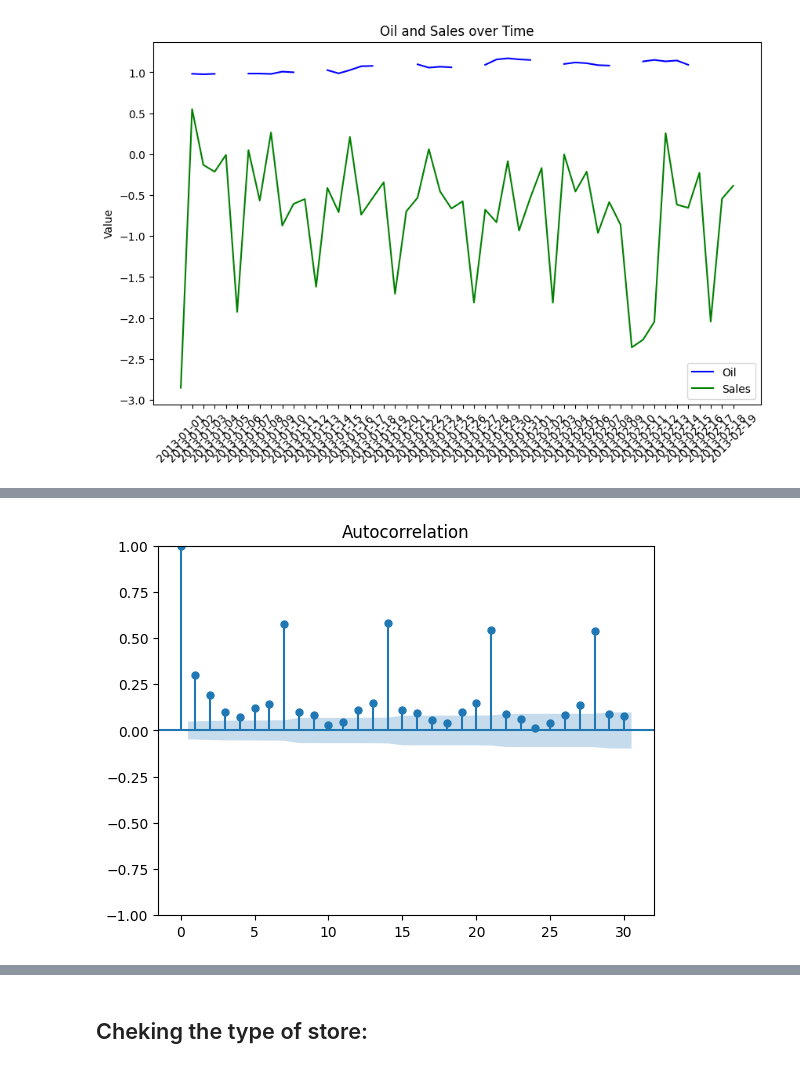
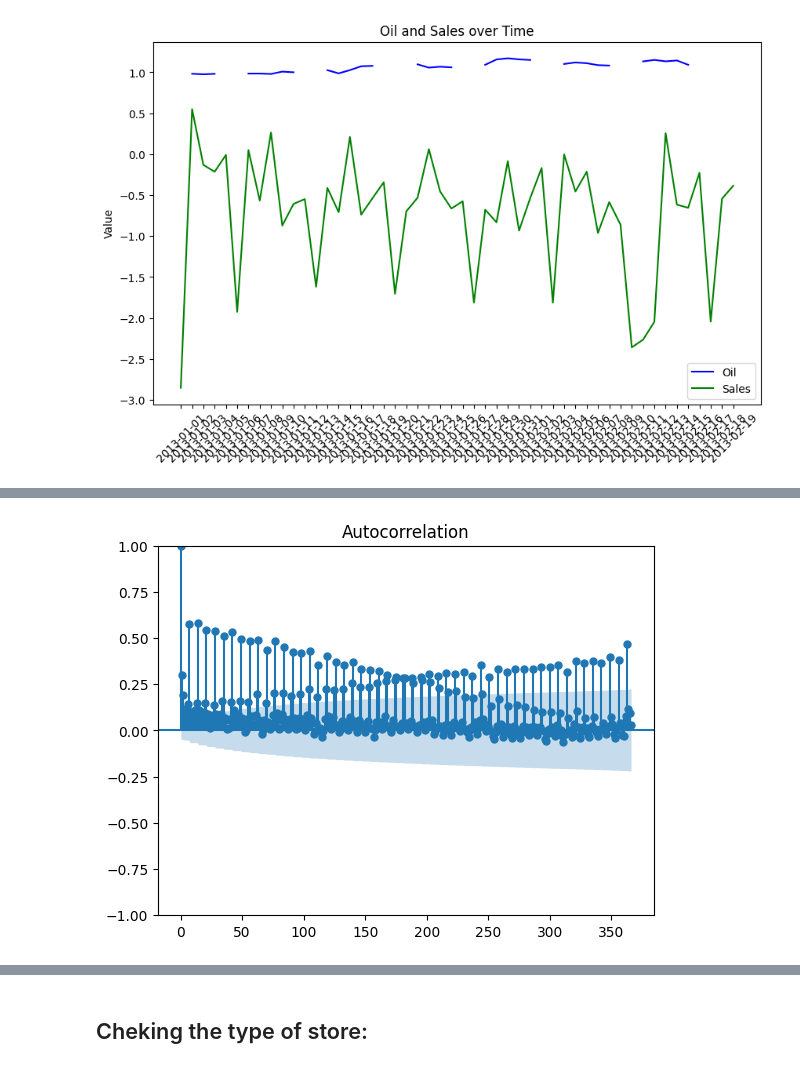
Before and after one commit to arielxinsu/Erdos_Grocery_Sales, a Jupyter notebook: price-forecast.ipynb, the cells around one changed output, grey strips where cells are left out. Cells and saved outputs as stored; diff of their text form; code cells hidden in the pictures.

```diff
--- a/price-forecast.ipynb
+++ b/price-forecast.ipynb
@@ -473,9 +473,10 @@ plt.show()
 # %%
 # Create an empty dictionary to store the correlation results
 lag_correlations = {}
+combined_v3=combined
 df=combined_v3[(combined_v3['family']=='GROCERY I') & (combined_v3['store_nbr']==1)]
 # Loop through lags from 1 to 7 days
-for lag in range(1, 32):
+for lag in range(1, 365):
     # Create the lagged 'oil' column
     df[f'oil_lag_{lag}'] = df['oil'].shift(lag)
 
@@ -526,12 +554,12 @@ See the caveats in the documentation: https://pandas.pydata.org/pandas-docs/stab
 # %%
 import statsmodels.api as sm
 import matplotlib.pyplot as plt
 
 # Compute the autocorrelation for multiple lags
-sm.graphics.tsa.plot_acf(df['sales'], lags=30)  # You can adjust the number of lags
+sm.graphics.tsa.plot_acf(df['sales'], lags=366)  # You can adjust the number of lags
 plt.show()
 # %% [output]
-[figure, old version]
+[figure, new version]
 # %%
 from statsmodels.tsa.stattools import pacf
 from statsmodels.graphics.tsaplots import plot_pacf
```
Also changed, not shown: parts of 26 cells of this notebook.
